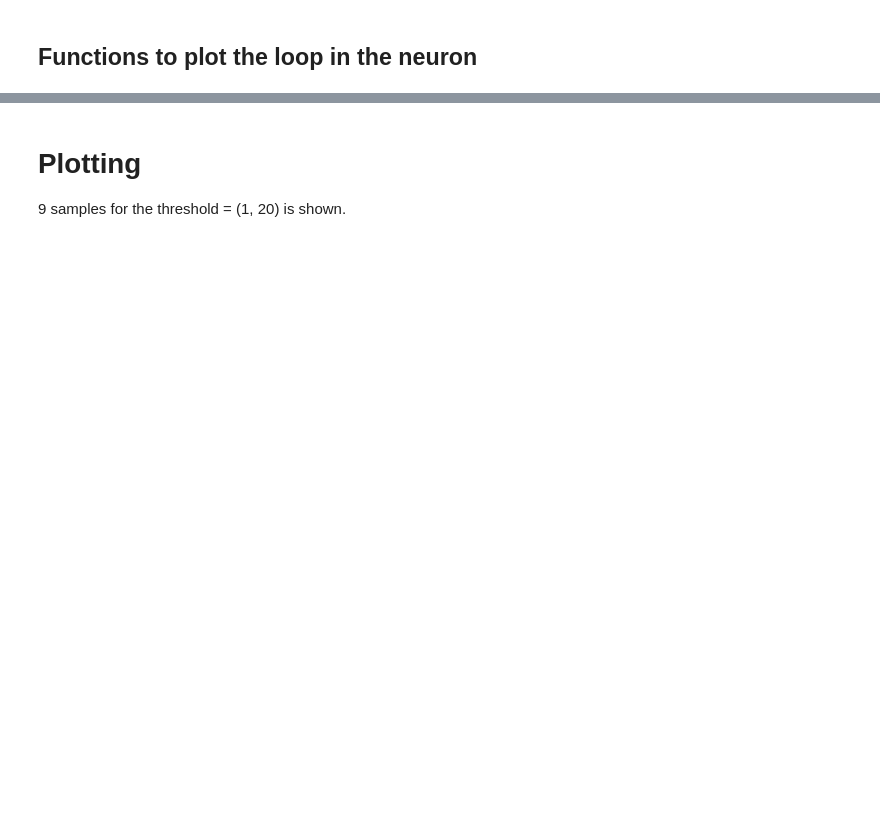
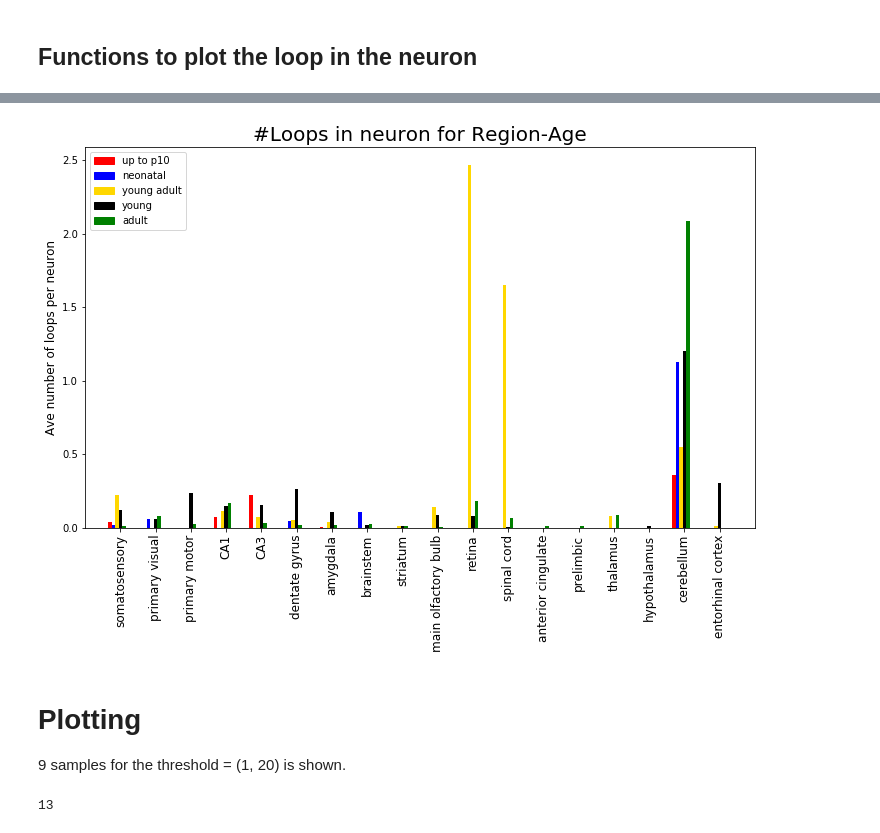
Before and after one commit to BonsaiNet/Reconstructing-neuron-dynamics, a Jupyter notebook: Loops+in+neuromorpho.ipynb, the cells around one changed output, grey strips where cells are left out. Cells and saved outputs as stored; diff of their text form; code cells hidden in the pictures; blank space fills up the shorter version.

```diff
--- a/Loops+in+neuromorpho.ipynb
+++ b/Loops+in+neuromorpho.ipynb
@@ -488,0 +683,32 @@ def plot_2D(neuron,
+# %%
+def plot_stat_ages_regions(title,
+                           regions_name,
+                           height,
+                           classes=['up to p10', 'neonatal',  'young adult', 'young', 'adult'],
+                           color=['r','b','gold', 'k','green','yellow']):
+    n_regions = height.shape[1]
+    fig, ax = plt.subplots(figsize=(12,7))
+    ax.set_xlim(-1,n_regions)
+    fontdict_title={'fontsize': 20, 'fontweight': 'medium'}
+    fontdict_text={'fontsize': 12, 'fontweight': 'medium'}
+    for i in range(height.shape[0]):
+
+        ax.bar(x=np.arange(n_regions)+(i-3)/10,
+               height=height[i,:],
+               width=.1, color=color[i])
+
+
+    ax.set_title(title, fontdict_title)
+
+    ax.set_ylabel('Ave number of loops per neuron', fontdict=fontdict_text)
+    ax.set_xticks(np.arange(n_regions))
+    ax.set_xticklabels(regions_name,
+                       rotation='vertical',
+                       fontdict=fontdict_text);
+    handles = []
+    for i in range(len(classes)):
+        handles.append(mpatches.Patch(label=classes[i],color=color[i]))
+    ax.legend(handles=handles)
+plot_stat_ages_regions(title='#Loops in neuron for Region-Age', height=loop_regions_ages[:5,:], regions_name=regions_name)
+# %% [output]
+[figure, added]
@@ -489,3 +717,32 @@ def plot_2D(neuron,
 # %% [markdown]
 # Plotting
 9 samples for the threshold = (1, 20) is shown.
+# %%
+labels_values = [ {'Physical Integrity':[
+             'Dendrites & Axon Complete',
+             'Dendrites & Axon Moderate',
+             'Dendrites Complete',
+             'Dendrites Complete, Axon Incomplete',
+             'Dendrites Complete, Axon Moderate',
+             'Dendrites Moderate',
+             'Dendrites Moderate, Axon Complete',
+             'Dendrites Moderate, Axon Incomplete',
+             'Neurites Complete',
+             'Neurites Moderate',
+             'Processes Moderate']},
+     {'experiment_condition':['Control']},
+     {'Species Name':['rat', 'mouse']}
+                ]
+mouse_neurons = \
+    McNeuron.data_util.get_neurons_with_given_values(neurons=neurons_v76,
+    attribute_mat=attribute_mat,
+    labels_encoder=labels_encoder,
+    labels_values=labels_values)
+mouse_neurons_loop = neuron_with_features = pd.merge(mouse_neurons,
+                                    dis_2_20,
+                                    on='NeuroMorpho.Org ID',
+                                    how='inner')
+index = np.where(mouse_neurons_loop['n_loop']==10)[0]
+len(index)
+# %% [output]
+13
```
Also changed, not shown: parts of 22 cells of this notebook.
